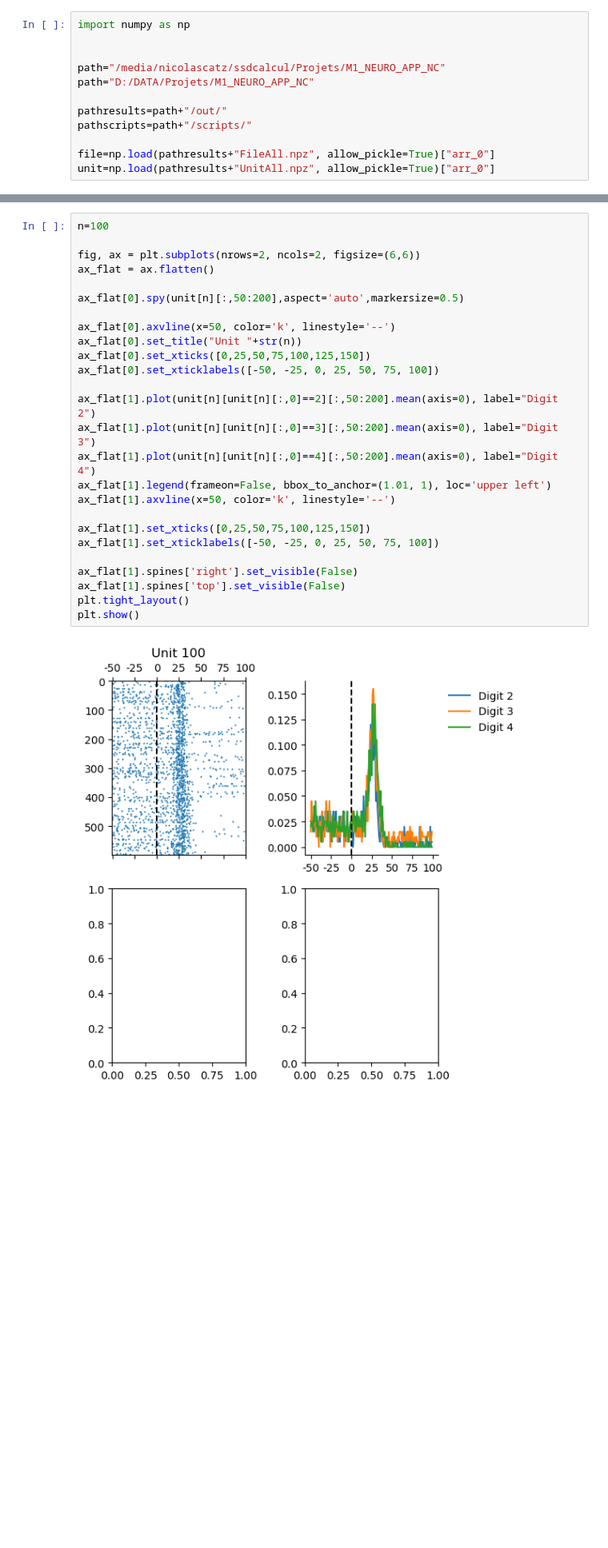
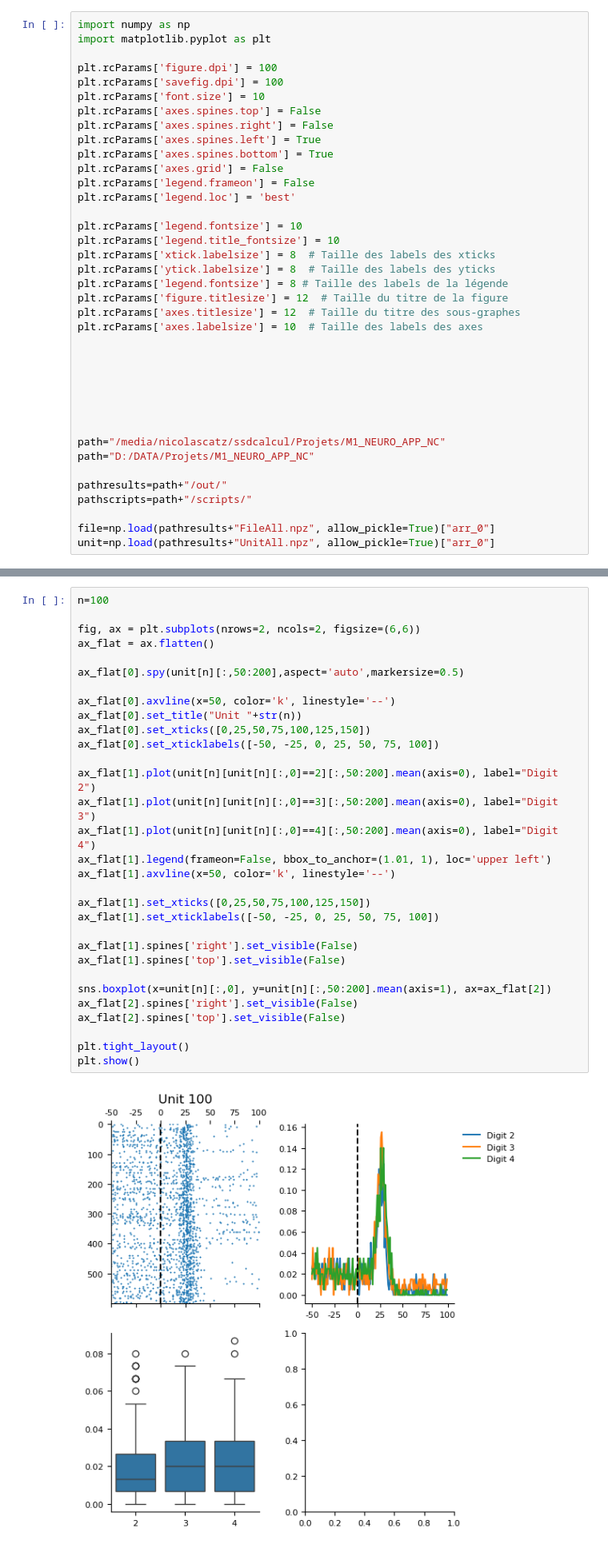
Before and after one commit to l-voisin04/APP_2026_Illusion, a Jupyter notebook: scripts/APP_2026_NC.ipynb, the cells around one changed output, grey strips where cells are left out. Shown at 80% size. Drawn from its saved outputs; the diff is of its cells as text; blank space fills up the shorter version.

```diff
--- a/scripts/APP_2026_NC.ipynb
+++ b/scripts/APP_2026_NC.ipynb
@@ -1,5 +1,31 @@
 # %%
 import numpy as np
+import matplotlib.pyplot as plt
+
+plt.rcParams['figure.dpi'] = 100
+plt.rcParams['savefig.dpi'] = 100
+plt.rcParams['font.size'] = 10
+plt.rcParams['axes.spines.top'] = False
+plt.rcParams['axes.spines.right'] = False
+plt.rcParams['axes.spines.left'] = True
+plt.rcParams['axes.spines.bottom'] = True
+plt.rcParams['axes.grid'] = False
+plt.rcParams['legend.frameon'] = False
+plt.rcParams['legend.loc'] = 'best'
+
+plt.rcParams['legend.fontsize'] = 10
+plt.rcParams['legend.title_fontsize'] = 10
+plt.rcParams['xtick.labelsize'] = 8  # Taille des labels des xticks
+plt.rcParams['ytick.labelsize'] = 8  # Taille des labels des yticks
+plt.rcParams['legend.fontsize'] = 8 # Taille des labels de la légende
+plt.rcParams['figure.titlesize'] = 12  # Taille du titre de la figure
+plt.rcParams['axes.titlesize'] = 12  # Taille du titre des sous-graphes
+plt.rcParams['axes.labelsize'] = 10  # Taille des labels des axes
+
+
+
+
+
 
 
 path="/media/nicolascatz/ssdcalcul/Projets/M1_NEURO_APP_NC"
@@ -43,31 +47,36 @@ nbunits = unit.shape[0]
 # %%
 n=100
 
 fig, ax = plt.subplots(nrows=2, ncols=2, figsize=(6,6))
 ax_flat = ax.flatten()
 
 ax_flat[0].spy(unit[n][:,50:200],aspect='auto',markersize=0.5)
 
 ax_flat[0].axvline(x=50, color='k', linestyle='--')
 ax_flat[0].set_title("Unit "+str(n))
 ax_flat[0].set_xticks([0,25,50,75,100,125,150])
 ax_flat[0].set_xticklabels([-50, -25, 0, 25, 50, 75, 100])
 
 ax_flat[1].plot(unit[n][unit[n][:,0]==2][:,50:200].mean(axis=0), label="Digit 2")
 ax_flat[1].plot(unit[n][unit[n][:,0]==3][:,50:200].mean(axis=0), label="Digit 3")
 ax_flat[1].plot(unit[n][unit[n][:,0]==4][:,50:200].mean(axis=0), label="Digit 4")
 ax_flat[1].legend(frameon=False, bbox_to_anchor=(1.01, 1), loc='upper left')
 ax_flat[1].axvline(x=50, color='k', linestyle='--')
 
 ax_flat[1].set_xticks([0,25,50,75,100,125,150])
 ax_flat[1].set_xticklabels([-50, -25, 0, 25, 50, 75, 100])
 
 ax_flat[1].spines['right'].set_visible(False)
 ax_flat[1].spines['top'].set_visible(False)
+
+sns.boxplot(x=unit[n][:,0], y=unit[n][:,50:200].mean(axis=1), ax=ax_flat[2])
+ax_flat[2].spines['right'].set_visible(False)
+ax_flat[2].spines['top'].set_visible(False)
+
 plt.tight_layout()
 plt.show()
 # %% [output]
-[figure, old version]
+[figure, new version]
 # %%
 
 for i in [2,3,4]:
```
Also changed, not shown: parts of 2 cells of this notebook.
